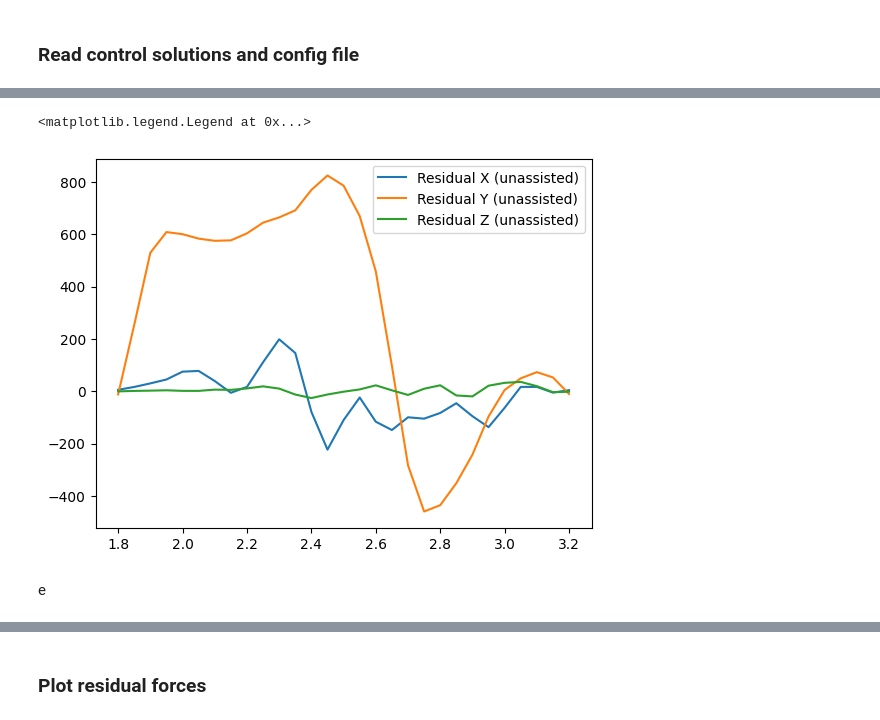
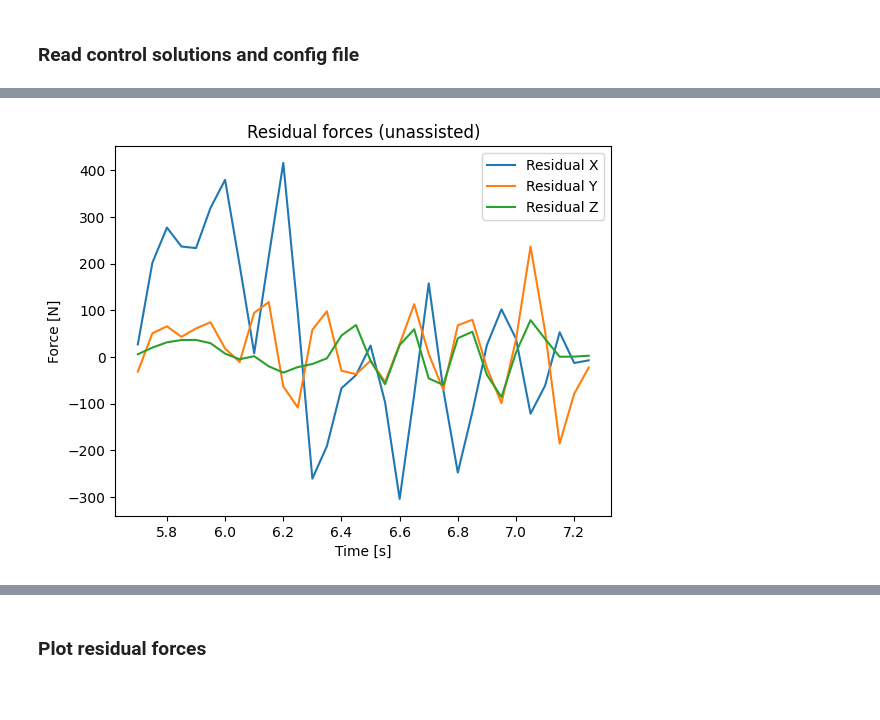
Before and after one commit to Harvard-Slade-Lab/assistive-arm, a Jupyter notebook: notebooks/visualize_data.ipynb, the cells around one changed output, grey strips where cells are left out. Saved outputs shown, nothing was run; the diff lists cells and outputs as text; code cells hidden in the pictures; blank space fills up the shorter version.

```diff
--- a/notebooks/visualize_data.ipynb
+++ b/notebooks/visualize_data.ipynb
@@ -34,13 +54,21 @@ with open(config_path, "r") as f:
-# %%
-plt.plot(df_assist_false.time, df_assist_false[f'/forceset/reserve_jointset_ground_pelvis_pelvis_tx']*config_file["reserve_actuator_force"], label=f'Residual X (unassisted)')
-plt.plot(df_assist_false.time, df_assist_false[f'/forceset/reserve_jointset_ground_pelvis_pelvis_ty']*config_file["reserve_actuator_force"], label=f'Residual Y (unassisted)')
-plt.plot(df_assist_false.time, df_assist_false[f'/forceset/reserve_jointset_ground_pelvis_pelvis_tz']*config_file["reserve_actuator_force"], label=f'Residual Z (unassisted)')
-plt.legend()
-# %% [output]
-<matplotlib.legend.Legend at 0x...>
-[figure, removed]
-# %% [markdown]
-e
+# %%
+def plot_residual_forces(df: pd.DataFrame, config_file: dict):
+    tx = 'reserve_pelvis_tx' if config_file["minimal_actuators"] else '/forceset/reserve_jointset_ground_pelvis_pelvis_tx'
+    ty = 'reserve_pelvis_ty' if config_file["minimal_actuators"] else '/forceset/reserve_jointset_ground_pelvis_pelvis_ty'
+    tz = 'reserve_pelvis_tz' if config_file["minimal_actuators"] else '/forceset/reserve_jointset_ground_pelvis_pelvis_tz'
+
+    plt.plot(df.time, df[tx]*config_file["actuator_magnitude"], label=f'Residual X')
+    plt.plot(df.time, df[ty]*config_file["actuator_magnitude"], label=f'Residual Y')
+    plt.plot(df.time, df[tz]*config_file["actuator_magnitude"], label=f'Residual Z')
+    plt.xlabel("Time [s]")
+    plt.ylabel("Force [N]")
+    plt.title(f"Residual forces ({'assisted' if config_file['assistive_force'] else 'unassisted'})")
+    plt.legend()
+    plt.show()
+# %%
+plot_residual_forces(df=df_assist_false, config_file=config_file)
+# %% [output]
+[figure, added]
 # %%
 ground_forces = ground_forces[(ground_forces["time"] >= config_file["t_0"]) & (ground_forces["time"] <= config_file["t_f"])]
 
```
Also changed, not shown: parts of 4 cells of this notebook, 7 other files.
